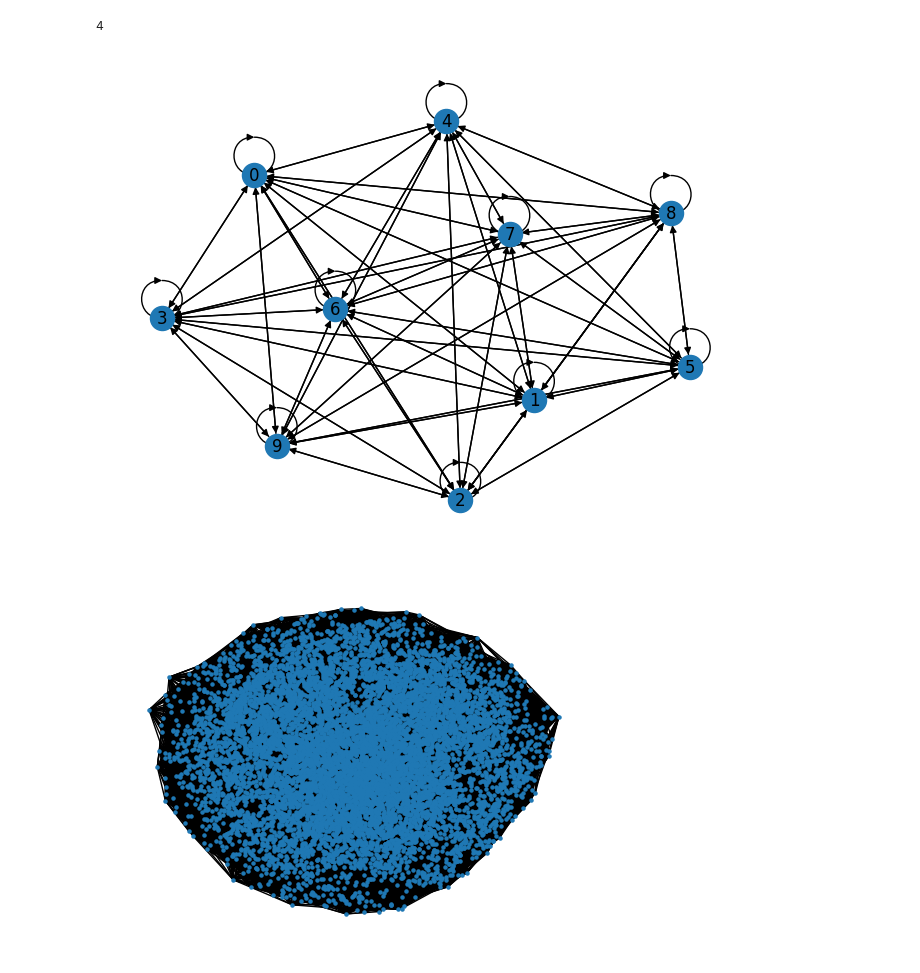
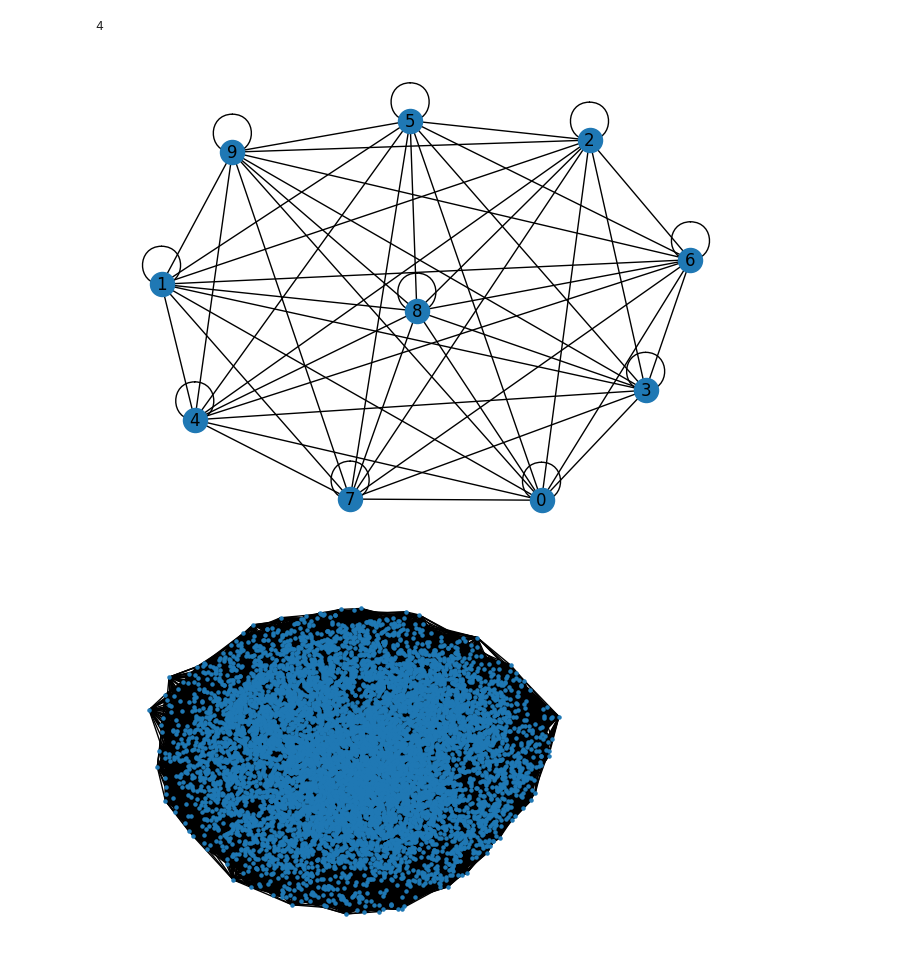
Before and after one commit to AndresDardex/tallergrafos, a Jupyter notebook: Untitled-1.ipynb, the cells around one changed output. Saved outputs shown, nothing was run; the diff lists cells and outputs as text; code cells hidden in the pictures.

```diff
--- a/Untitled-1.ipynb
+++ b/Untitled-1.ipynb
@@ -16,22 +16,22 @@ int(longitudContraseña)
 # %% [output]
 4
 # %%
-grafo = nx.DiGraph()
+grafo = nx.Graph()
 
 
 for d in range(10):
     grafo.add_node(d)
 
 
 for d1 in range(10):
     for d2 in range(10):
         grafo.add_edge(d1, d2)
 
 
 nx.draw(grafo, with_labels=True)
 plt.show()
 # %% [output]
-[figure, old version]
+[figure, new version]
 # %%
 import networkx as nx
 import matplotlib.pyplot as plt
```
